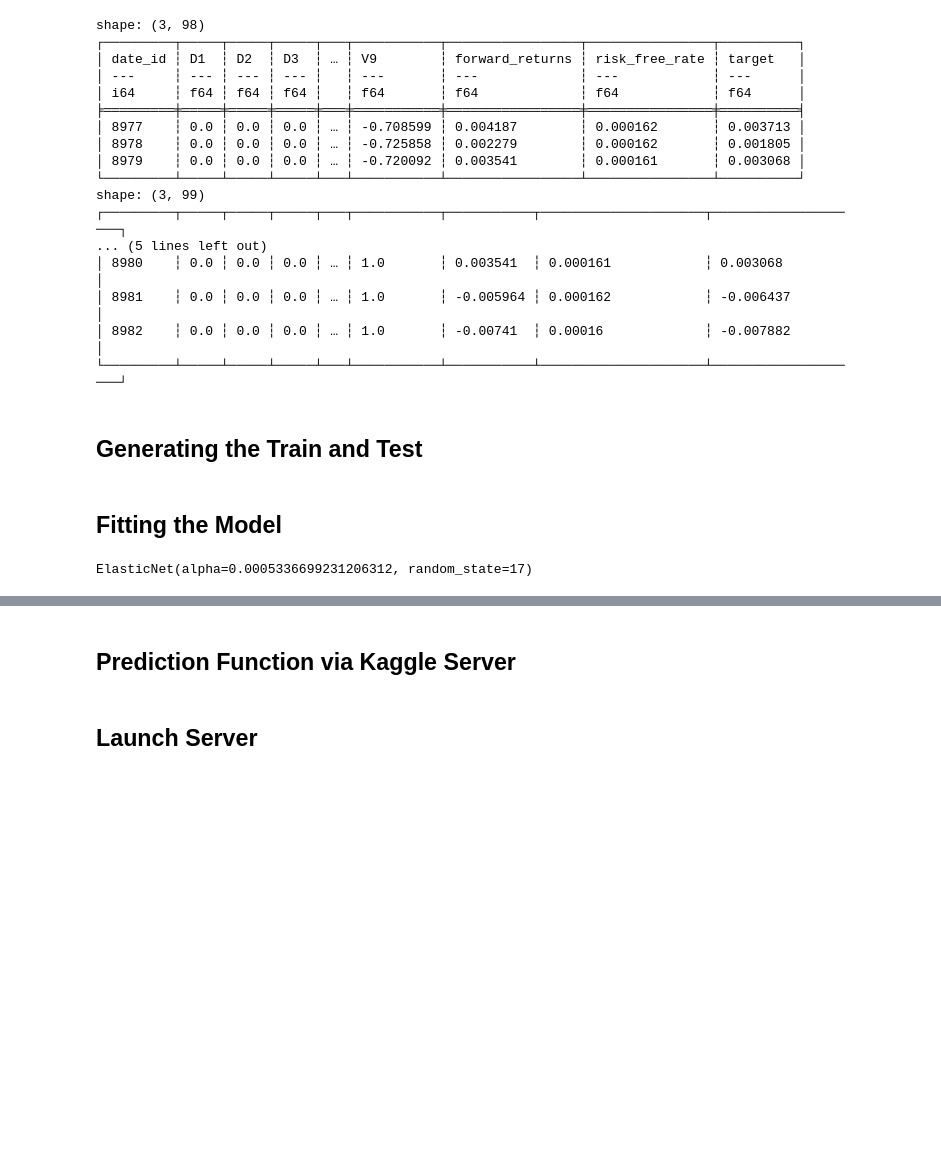
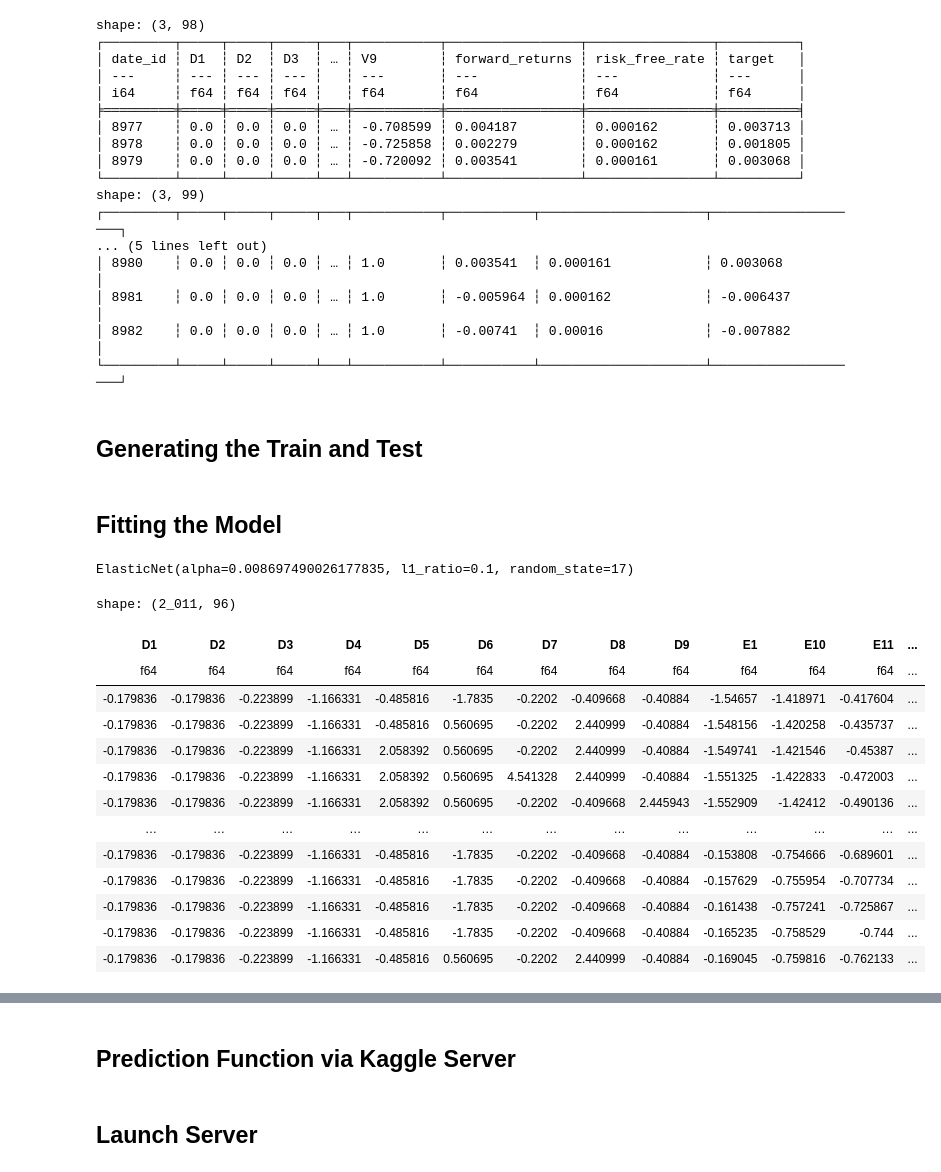
Before and after one commit to atrbyg24/kaggle, a Jupyter notebook: hull_tactical_market_prediction.ipynb, the cells around one changed output, grey strips where cells are left out. Drawn from its saved outputs; the diff is of its cells as text; code cells hidden in the pictures; blank space fills up the shorter version.

```diff
--- a/hull_tactical_market_prediction.ipynb
+++ b/hull_tactical_market_prediction.ipynb
@@ -60,7 +62,7 @@ SIGNAL_MULTIPLIER: float = 400.0                                   # Multiplier
 
 # ============ MODEL CONFIGS ============
 CV = TimeSeriesSplit(n_splits = 5)                                 # Number of cross validation folds in the model fitting
-L1_RATIO: float = 0.5                                              # ElasticNet mixing parameter
+L1_RATIO: np.ndarray = np.array([0.1, 0.5, 0.7, 0.9, 0.95])        # ElasticNet mixing parameter
 ALPHAS: np.ndarray = np.logspace(-4, 2, 100)                       # Constant that multiplies the penalty terms
 MAX_ITER: int = 1000000                                            # The maximum number of iterations
 RANDOM_STATE: int = 17                                             # Random state
@@ -84,7 +86,7 @@ class ElasticNetParameters:
     random_state: int
 
     def __post_init__(self):
-        if self.l1_ratio < 0 or self.l1_ratio > 1:
+        if self.l1_ratio.any() < 0 or self.l1_ratio.any() > 1:
             raise ValueError("Wrong initializing value for ElasticNet l1_ratio")
 
 @dataclass(frozen=True)
@@ -152,9 +154,9 @@ def create_example_dataset(df: pl.DataFrame) -> pl.DataFrame:
     """
 
     vars_to_keep: List[str] = [
-        "E19", "M17", "E11", "E18", "E12", "M18", "I2", "E6",
-        "M4", "I9", "E9", "E16", "I5", "M10", "P10", "E17",
-        "M8", "E15", "M5", "M12", "I1", "M11", "I7", 'U1', 'U2'
+        "S2", "E19", "M17", "E11", "E18", "E12", "M18", "I2",
+        "E6", "M4", "I9", "E9", "E16", "I5", "M10", "P10",
+        "E17", "M8", "E15", "M5", "M12", "P8", "S5", "U1", "U2"
     ]
 
     all_vars: List[str] = [
@@ -167,7 +169,7 @@ def create_example_dataset(df: pl.DataFrame) -> pl.DataFrame:
         'P12', 'P13', 'P2', 'P3', 'P4', 'P5', 'P6', 'P7', 'P8', 'P9', 'S1',
         'S10', 'S11', 'S12', 'S2', 'S3', 'S4', 'S5', 'S6', 'S7', 'S8',
         'S9', 'V1', 'V10', 'V11', 'V12', 'V13', 'V2', 'V3', 'V4', 'V5',
-        'V6', 'V7', 'V8', 'V9'
+        'V6', 'V7', 'V8', 'V9', 'U1', 'U2'
     ]
 
 
@@ -176,10 +178,10 @@ def create_example_dataset(df: pl.DataFrame) -> pl.DataFrame:
             (pl.col("I2") - pl.col("I1")).alias("U1"),
             (pl.col("M11") / ((pl.col("I2") + pl.col("I9") + pl.col("I7")) / 3)).alias("U2")
         )
-        .select(["date_id", "target"] + vars_to_keep)
+        .select(["date_id", "target"] + all_vars)
         .with_columns([
             pl.col(col).fill_null(pl.col(col).ewm_mean(com=0.5))
-            for col in vars_to_keep
+            for col in all_vars
         ])
         .drop_nulls()
     )
@@ -307,9 +309,26 @@ model_cv.fit(X_train, y_train)
 # Fit the final model using the best alpha found by cross-validation
 model: ElasticNet = ElasticNet(
                                alpha=model_cv.alpha_,
-                               l1_ratio=enet_params.l1_ratio,
+                               l1_ratio=model_cv.l1_ratio_,
                                random_state=enet_params.random_state
                               )
 model.fit(X_train, y_train)
 # %% [output]
-ElasticNet(alpha=0.0005336699231206312, random_state=17)
+ElasticNet(alpha=0.008697490026177835, l1_ratio=0.1, random_state=17)
+# %%
+X_train
+# %% [output]
+shape: (2_011, 96)
+| D1 | D2 | D3 | D4 | D5 | D6 | D7 | D8 | D9 | E1 | E10 | E11 | ... |
+| f64 | f64 | f64 | f64 | f64 | f64 | f64 | f64 | f64 | f64 | f64 | f64 | ... |
+| -0.179836 | -0.179836 | -0.223899 | -1.166331 | -0.485816 | -1.7835 | -0.2202 | -0.409668 | -0.40884 | -1.54657 | -1.418971 | -0.417604 | ... |
+| -0.179836 | -0.179836 | -0.223899 | -1.166331 | -0.485816 | 0.560695 | -0.2202 | 2.440999 | -0.40884 | -1.548156 | -1.420258 | -0.435737 | ... |
+| -0.179836 | -0.179836 | -0.223899 | -1.166331 | 2.058392 | 0.560695 | -0.2202 | 2.440999 | -0.40884 | -1.549741 | -1.421546 | -0.45387 | ... |
+| -0.179836 | -0.179836 | -0.223899 | -1.166331 | 2.058392 | 0.560695 | 4.541328 | 2.440999 | -0.40884 | -1.551325 | -1.422833 | -0.472003 | ... |
+| -0.179836 | -0.179836 | -0.223899 | -1.166331 | 2.058392 | 0.560695 | -0.2202 | -0.409668 | 2.445943 | -1.552909 | -1.42412 | -0.490136 | ... |
+| … | … | … | … | … | … | … | … | … | … | … | … | ... |
+| -0.179836 | -0.179836 | -0.223899 | -1.166331 | -0.485816 | -1.7835 | -0.2202 | -0.409668 | -0.40884 | -0.153808 | -0.754666 | -0.689601 | ... |
+| -0.179836 | -0.179836 | -0.223899 | -1.166331 | -0.485816 | -1.7835 | -0.2202 | -0.409668 | -0.40884 | -0.157629 | -0.755954 | -0.707734 | ... |
+| -0.179836 | -0.179836 | -0.223899 | -1.166331 | -0.485816 | -1.7835 | -0.2202 | -0.409668 | -0.40884 | -0.161438 | -0.757241 | -0.725867 | ... |
+| -0.179836 | -0.179836 | -0.223899 | -1.166331 | -0.485816 | -1.7835 | -0.2202 | -0.409668 | -0.40884 | -0.165235 | -0.758529 | -0.744 | ... |
+| -0.179836 | -0.179836 | -0.223899 | -1.166331 | -0.485816 | 0.560695 | -0.2202 | 2.440999 | -0.40884 | -0.169045 | -0.759816 | -0.762133 | ... |
```
Also changed, not shown: parts of 3 cells of this notebook.
